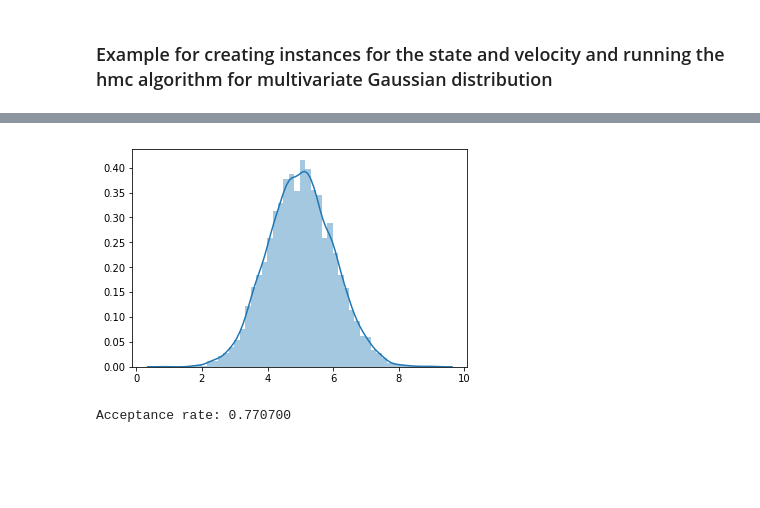
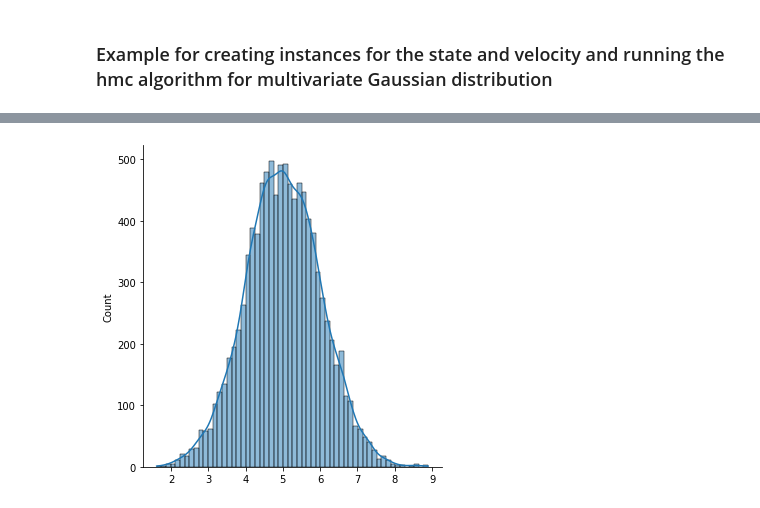
Before and after one commit to noashin/pyhmc_minimal, a Jupyter notebook: examples/test.ipynb, the cells around one changed output, grey strips where cells are left out. Drawn from its saved outputs; the diff is of its cells as text; code cells hidden in the pictures; blank space fills up the shorter version.

Commit message:
update the seaborn function to plot the histogram

```diff
--- a/examples/test.ipynb
+++ b/examples/test.ipynb
@@ -165,11 +165,6 @@ plt.show()
 # %%
 # Looking at the samples for one variate as a histogram
-sns.distplot(res[:,3])
+sns.displot(res[:,3], kde=True)
 plt.show()
 # %% [output]
-[figure, old version]
+[figure, new version]
-# %%
-# looking at the acceptance rate
-print('Acceptance rate: %f' %hmc.calc_acceptence_rate())
-# %% [output]
-Acceptance rate: 0.770700
```
Also changed, not shown: parts of 1 cell of this notebook.
